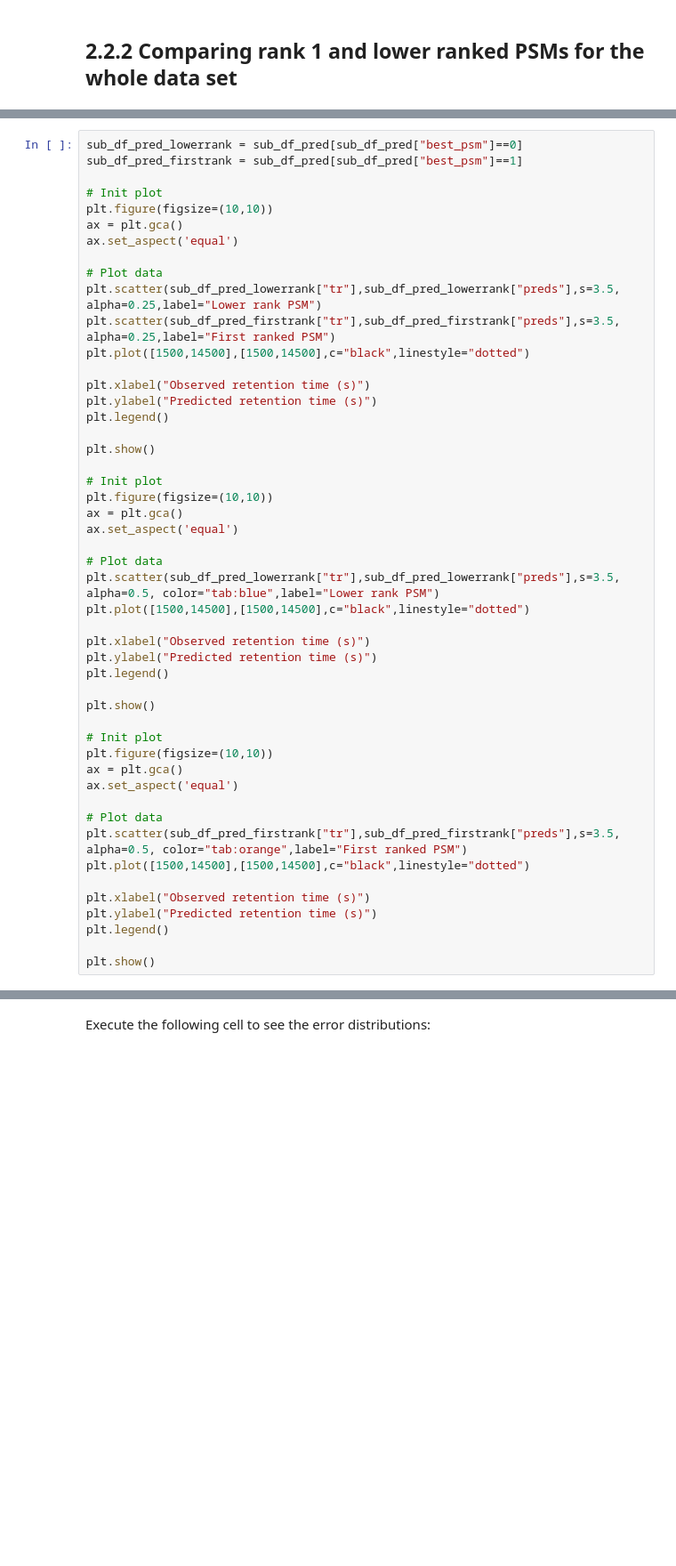
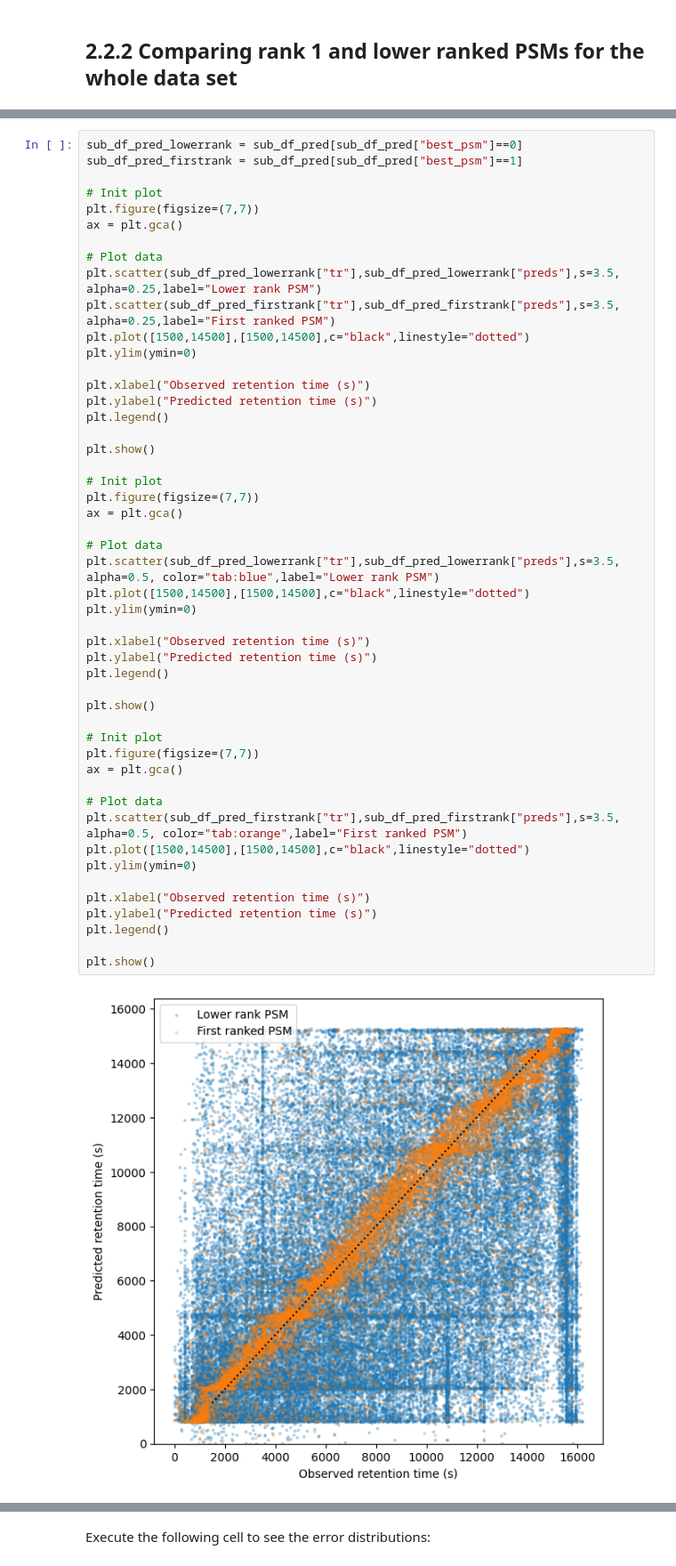
Before and after one commit to Alirezak2n/EuBIC2024_workshop_groupC, a Jupyter notebook: DeepLC.ipynb, the cells around one changed output, grey strips where cells are left out. Shown at 89% size. Drawn from its saved outputs; the diff is of its cells as text; blank space fills up the shorter version.

```diff
--- a/DeepLC.ipynb
+++ b/DeepLC.ipynb
@@ -475,47 +415,49 @@ sub_df_pred_lowerrank = sub_df_pred[sub_df_pred["best_psm"]==0]
 sub_df_pred_firstrank = sub_df_pred[sub_df_pred["best_psm"]==1]
 
 # Init plot
-plt.figure(figsize=(10,10))
+plt.figure(figsize=(7,7))
 ax = plt.gca()
-ax.set_aspect('equal')
 
 # Plot data
 plt.scatter(sub_df_pred_lowerrank["tr"],sub_df_pred_lowerrank["preds"],s=3.5, alpha=0.25,label="Lower rank PSM")
 plt.scatter(sub_df_pred_firstrank["tr"],sub_df_pred_firstrank["preds"],s=3.5, alpha=0.25,label="First ranked PSM")
 plt.plot([1500,14500],[1500,14500],c="black",linestyle="dotted")
+plt.ylim(ymin=0)
 
 plt.xlabel("Observed retention time (s)")
 plt.ylabel("Predicted retention time (s)")
 plt.legend()
 
 plt.show()
 
 # Init plot
-plt.figure(figsize=(10,10))
+plt.figure(figsize=(7,7))
 ax = plt.gca()
-ax.set_aspect('equal')
 
 # Plot data
 plt.scatter(sub_df_pred_lowerrank["tr"],sub_df_pred_lowerrank["preds"],s=3.5, alpha=0.5, color="tab:blue",label="Lower rank PSM")
 plt.plot([1500,14500],[1500,14500],c="black",linestyle="dotted")
+plt.ylim(ymin=0)
 
 plt.xlabel("Observed retention time (s)")
 plt.ylabel("Predicted retention time (s)")
 plt.legend()
 
 plt.show()
 
 # Init plot
-plt.figure(figsize=(10,10))
+plt.figure(figsize=(7,7))
 ax = plt.gca()
-ax.set_aspect('equal')
 
 # Plot data
 plt.scatter(sub_df_pred_firstrank["tr"],sub_df_pred_firstrank["preds"],s=3.5, alpha=0.5, color="tab:orange",label="First ranked PSM")
 plt.plot([1500,14500],[1500,14500],c="black",linestyle="dotted")
+plt.ylim(ymin=0)
 
 plt.xlabel("Observed retention time (s)")
 plt.ylabel("Predicted retention time (s)")
 plt.legend()
 
 plt.show()
+# %% [output]
+[figure, added]
```
Also changed, not shown: parts of 39 cells of this notebook.
